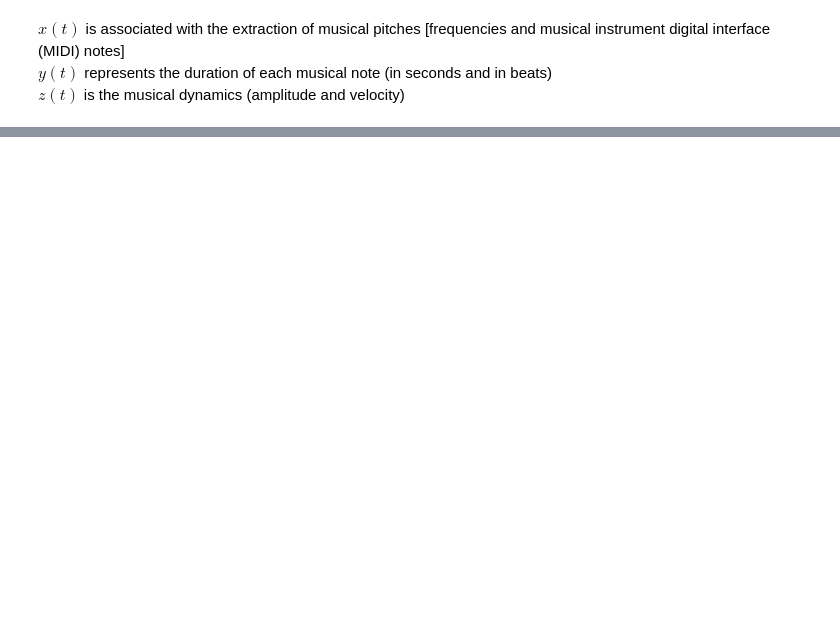
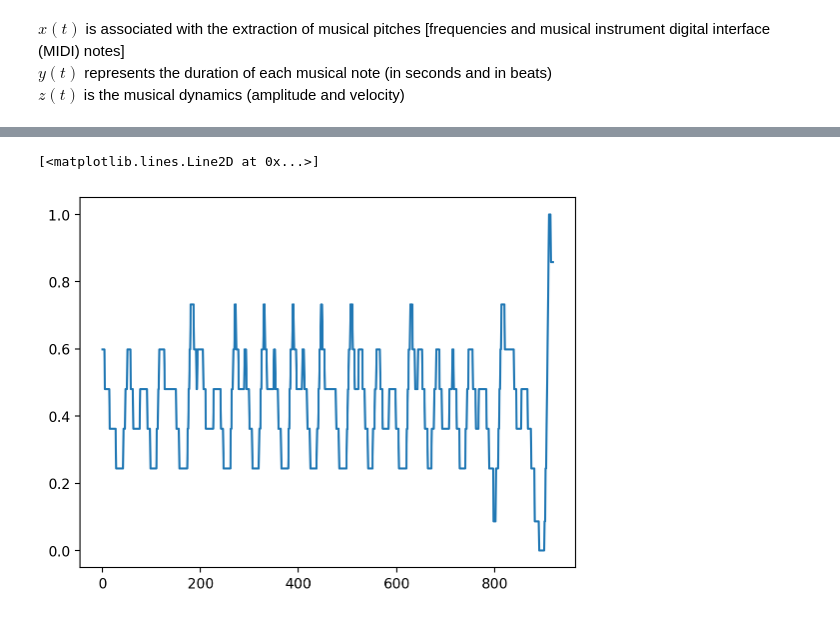
Before and after one commit to mahesh0537/NLD-music-synthesis, a Jupyter notebook: chaotic_melodies.ipynb, the cells around one changed output, grey strips where cells are left out. Saved outputs shown, nothing was run; the diff lists cells and outputs as text; code cells hidden in the pictures; blank space fills up the shorter version.

```diff
--- a/chaotic_melodies.ipynb
+++ b/chaotic_melodies.ipynb
@@ -193,2 +259,7 @@ x, y,z = m(x,y,z)
+# %%
+plt.plot(z_out)
+# %% [output]
+[<matplotlib.lines.Line2D at 0x...>]
+[figure, added]
 # %%
 a = xyz_midi()
```
Also changed, not shown: parts of 20 cells of this notebook, 3 other files.
